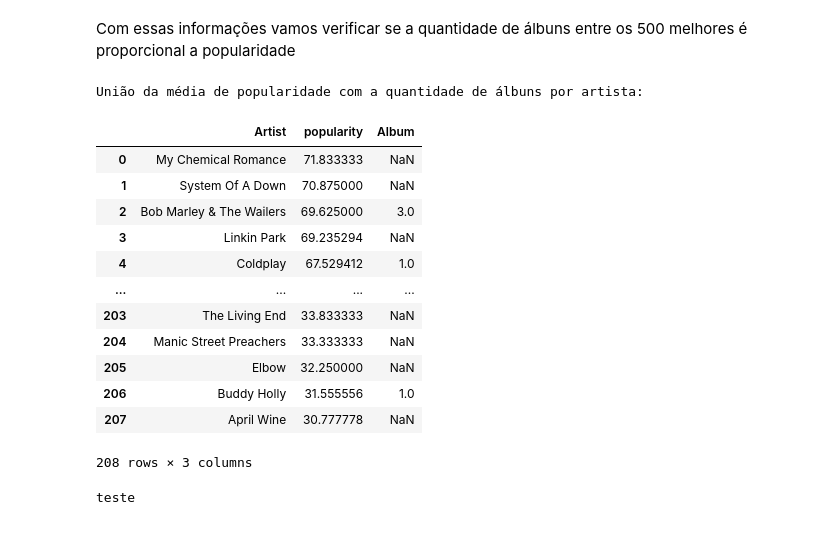
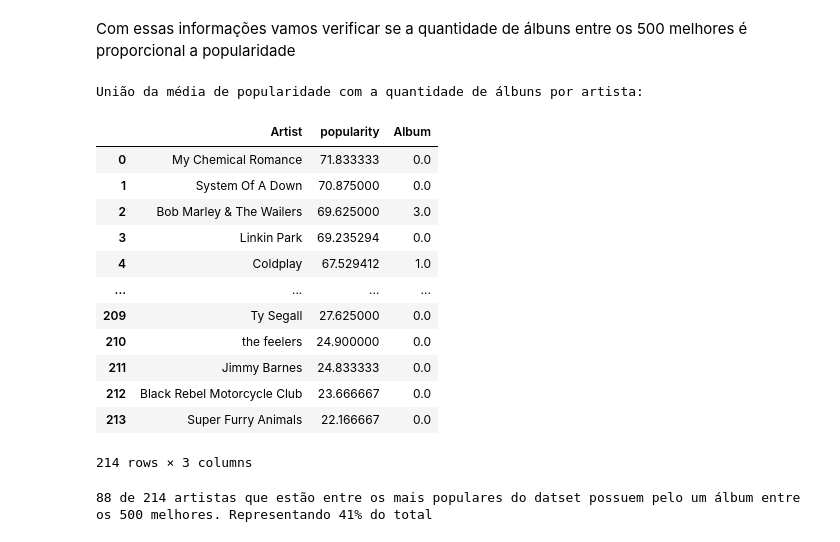
Before and after one commit to jonatahpfg/Projeto-ICD-UFPB, a Jupyter notebook: Projeto_ICD.ipynb, the cells around one changed output. Cells and saved outputs as stored; diff of their text form; code cells hidden in the pictures.

```diff
--- a/Projeto_ICD.ipynb
+++ b/Projeto_ICD.ipynb
@@ -143,11 +139,10 @@ Name: popularity, Length: 88, dtype: float64
 Agora vamos categorizar quantos álbuns cada artista possui no dataset, gerando um gráfico.
 # %%
 #Neste pedaço basicamento separamos a quantidade de álbum
-album_por_artista = dfalbum.groupby('Artist')['Album'].count()
-
-album_por_artista = album_por_artista.sort_values(ascending=False)
+df_album_por_artista = dfalbum.groupby('Artist')['Album'].count()
+df_album_por_artista = df_album_por_artista.sort_values(ascending=False)
 n_artistas = 30
-album_por_artista_limitado = album_por_artista.head(n_artistas)
+album_por_artista_limitado = df_album_por_artista.head(n_artistas)
 
 album_por_artista_limitado.plot(kind='bar', figsize=(10, 6))
 plt.title(f'Quantidade de Álbuns por Artista (Top {n_artistas})')
@@ -161,39 +156,43 @@ Com essas informações vamos verificar se a quantidade de álbuns entre os 500
 # %%
 
 df_popularidade_media = df.groupby('artist')['popularity'].mean().sort_values(ascending=False)
 
 
 artistas_com_mais_de_5_musicas = df['artist'].value_counts()[df['artist'].value_counts() > 5].index
 
 df_popularidade_media_filtrada = df_popularidade_media[df_popularidade_media.index.isin(artistas_com_mais_de_5_musicas)]
 
-df_popularidade_media_filtrada = df_popularidade_media_filtrada[df_popularidade_media_filtrada > 30]
-
+df_popularidade_media_filtrada = df_popularidade_media_filtrada[df_popularidade_media_filtrada >10]
 df_unido = pd.DataFrame({'Artist': df_popularidade_media_filtrada.index, 'popularity': df_popularidade_media_filtrada.values})
 
 
 df_unido = df_unido.merge(df_album_por_artista, on='Artist', how='left')
 
-df_unido = df_unido.drop(['level_0', 'index'], axis=1)
 
+
+
+df_unido['Album']= df_unido['Album'].fillna(0)
 print("\nUnião da média de popularidade com a quantidade de álbuns por artista:")
 display(df_unido)
 # %% [output]
 União da média de popularidade com a quantidade de álbuns por artista:
 |  | Artist | popularity | Album |
-| 0 | My Chemical Romance | 71.833333 | NaN |
-| 1 | System Of A Down | 70.875000 | NaN |
+| 0 | My Chemical Romance | 71.833333 | 0.0 |
+| 1 | System Of A Down | 70.875000 | 0.0 |
 | 2 | Bob Marley & The Wailers | 69.625000 | 3.0 |
-| 3 | Linkin Park | 69.235294 | NaN |
+| 3 | Linkin Park | 69.235294 | 0.0 |
 | 4 | Coldplay | 67.529412 | 1.0 |
 | ... | ... | ... | ... |
-| 203 | The Living End | 33.833333 | NaN |
-| 204 | Manic Street Preachers | 33.333333 | NaN |
-| 205 | Elbow | 32.250000 | NaN |
-| 206 | Buddy Holly | 31.555556 | 1.0 |
-| 207 | April Wine | 30.777778 | NaN |
+| 209 | Ty Segall | 27.625000 | 0.0 |
+| 210 | the feelers | 24.900000 | 0.0 |
+| 211 | Jimmy Barnes | 24.833333 | 0.0 |
+| 212 | Black Rebel Motorcycle Club | 23.666667 | 0.0 |
+| 213 | Super Furry Animals | 22.166667 | 0.0 |
-208 rows × 3 columns
+214 rows × 3 columns
-# %%
-print("teste")
-# %% [output]
-teste
+# %%
+count = (df_unido['Album'] > 0).sum()
+total_linhas = df_unido['Album'].count()
+procentagem_presença= int(count/total_linhas*100)
+print(f"{count} de {total_linhas} artistas que estão entre os mais populares do datset possuem pelo um álbum entre os 500 melhores. Representando {procentagem_presença}% do total")
+# %% [output]
+88 de 214 artistas que estão entre os mais populares do datset possuem pelo um álbum entre os 500 melhores. Representando 41% do total
```
Also changed, not shown: parts of 9 cells of this notebook.
